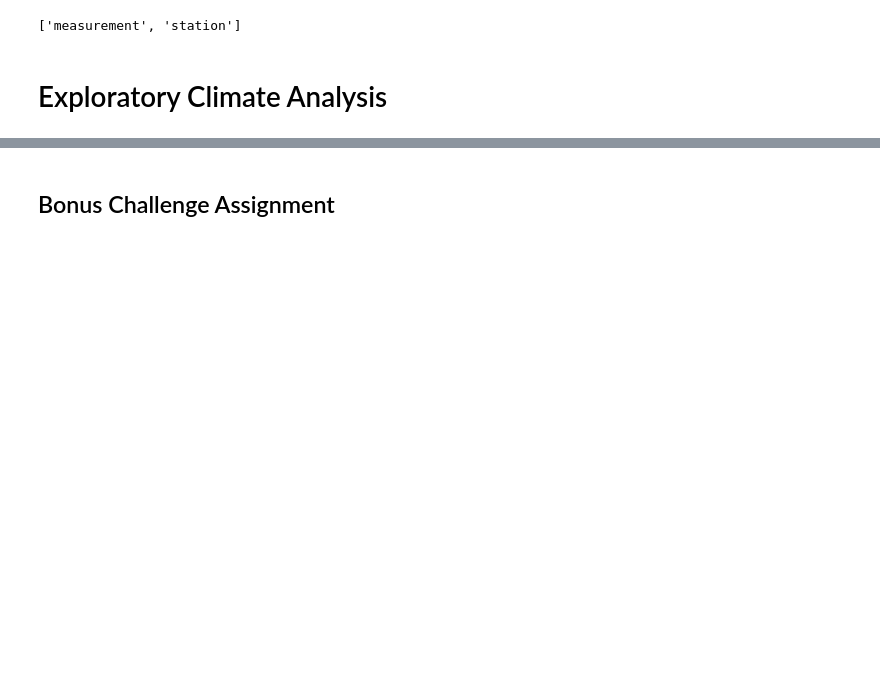
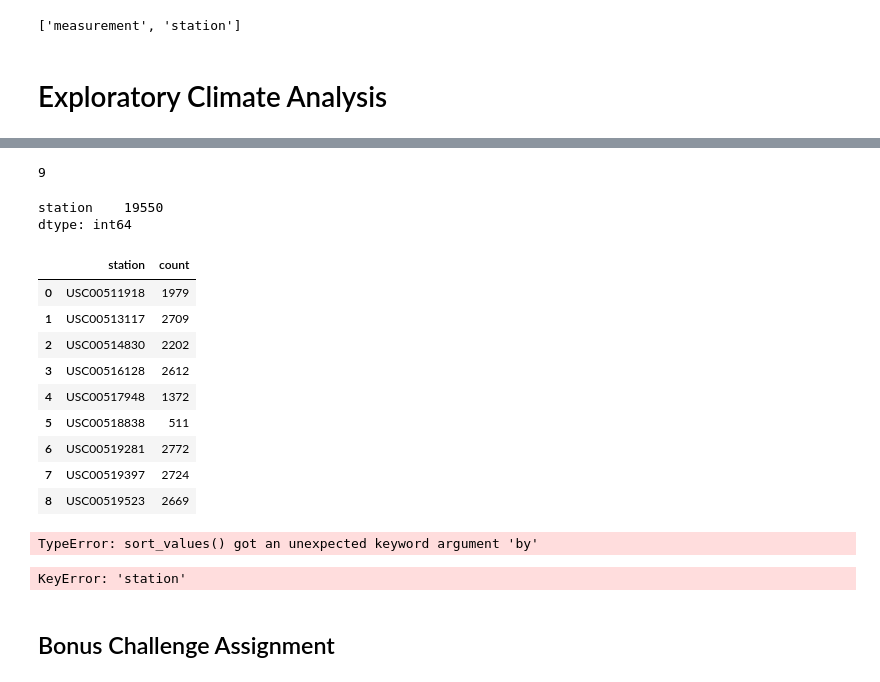
Before and after one commit to jamesa820/sqlalchemy-challenge, a Jupyter notebook: Instructions/climate_starter.ipynb, the cells around one changed output, grey strips where cells are left out. Cells and saved outputs as stored; diff of their text form; code cells hidden in the pictures; blank space fills up the shorter version.

```diff
--- a/Instructions/climate_starter.ipynb
+++ b/Instructions/climate_starter.ipynb
@@ -88,8 +79,47 @@ pd.DataFrame.describe(results_df)
 # %%
 # Design a query to show how many stations are available in this dataset?
+amt_stations=session.query(Station.station).count()
+amt_stations
+# %% [output]
+9
 # %%
-# What are the most active stations? (i.e. what stations have the most rows)?
-# List the stations and the counts in descending order.
+#What are the most active stations? (i.e. what stations have the most rows)
+station_activity=session.query(Measurement.station).all()
+df=pd.DataFrame(station_activity)
+df.count()
+# %% [output]
+station    19550
+dtype: int64
+# %%
+#What are the most active stations? (i.e. what stations have the most rows)?
+
+df1=df.groupby(df.station).size()
+df1.columns=['station','count']
+st_cnt_df=pd.DataFrame(df1)
+st_cnt_new_col=st_cnt_df.reset_index().rename(columns={0:'count'})
+st_cnt_new_col
+# %% [output]
+|  | station | count |
+| 0 | USC00511918 | 1979 |
+| 1 | USC00513117 | 2709 |
+| 2 | USC00514830 | 2202 |
+| 3 | USC00516128 | 2612 |
+| 4 | USC00517948 | 1372 |
+| 5 | USC00518838 | 511 |
+| 6 | USC00519281 | 2772 |
+| 7 | USC00519397 | 2724 |
+| 8 | USC00519523 | 2669 |
+# %%
+# List the stations and the counts in descending order
+df1=df1.sort_values(by = ', ascending=False)
+df1
+# %% [output]
+TypeError: sort_values() got an unexpected keyword argument 'by'
+# %%
+new_df=pd.merge(df1,df2, on='station', how='left')
+new_df
+# %% [output]
+KeyError: 'station'
 # %%
 # Using the station id from the previous query, calculate the lowest temperature recorded,
 # highest temperature recorded, and average temperature of the most active station?
```
Also changed, not shown: parts of 7 cells of this notebook.
